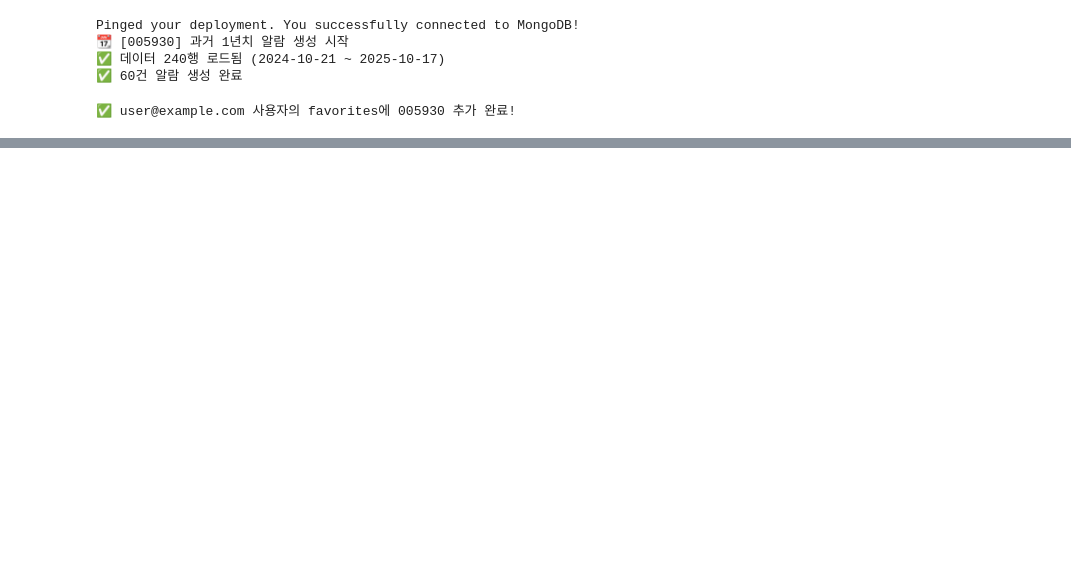
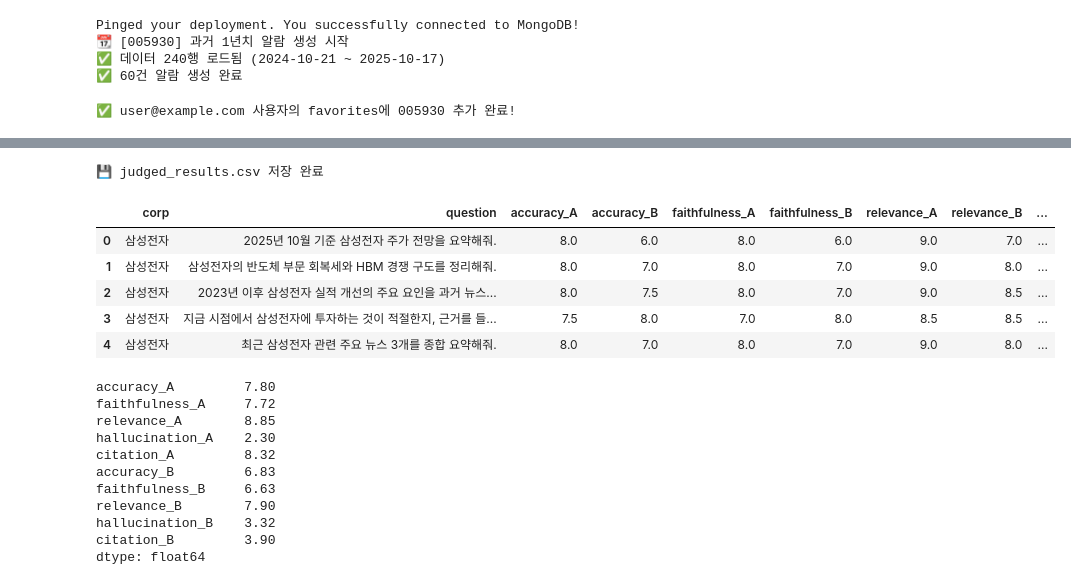
Before and after one commit to BALLFiN/BALLFiN-BE, a Jupyter notebook: function_test.ipynb, the cells around one changed output, grey strips where cells are left out. Drawn from its saved outputs; the diff is of its cells as text; code cells hidden in the pictures; blank space fills up the shorter version.

Commit message:
chat : corp report rag

```diff
--- a/function_test.ipynb
+++ b/function_test.ipynb
@@ -25,0 +348,22 @@ else:
+# %%
+judged = []
+
+async def run_judge(sample_n=None):
+    for i, row in df.iterrows():
+        if sample_n and i >= sample_n:
+            break
+
+        q = row["question"]
+        a = row["ballfin_answer"]
+        b = row["gpt_answer"]
+
+        print(f"\n📊 [{i+1}] {row['corp']} - {q[:30]}...")
+        score = await judge_llm(q, a, b)
+        judged.append({
+            "corp": row["corp"],
+            "question": q,
+            **score
+        })
+        time.sleep(1)  # API rate-limit 방지
+
+await run_judge()
@@ -25,0 +419,34 @@ else:
+# %%
+df_judged = flatten_scores(judged)
+df_judged.to_csv("judged_results.csv", index=False, encoding="utf-8-sig")
+
+print("💾 judged_results.csv 저장 완료")
+display(df_judged.head())
+
+# 🔹 A/B 평균 점수 계산
+metrics = ["accuracy", "faithfulness", "relevance", "hallucination", "citation"]
+summary = (
+    df_judged[[f"{m}_A" for m in metrics] + [f"{m}_B" for m in metrics]]
+    .mean()
+    .round(2)
+)
+summary
+# %% [output]
+💾 judged_results.csv 저장 완료
+|  | corp | question | accuracy_A | accuracy_B | faithfulness_A | faithfulness_B | relevance_A | relevance_B | ... |
+| 0 | 삼성전자 | 2025년 10월 기준 삼성전자 주가 전망을 요약해줘. | 8.0 | 6.0 | 8.0 | 6.0 | 9.0 | 7.0 | ... |
+| 1 | 삼성전자 | 삼성전자의 반도체 부문 회복세와 HBM 경쟁 구도를 정리해줘. | 8.0 | 7.0 | 8.0 | 7.0 | 9.0 | 8.0 | ... |
+| 2 | 삼성전자 | 2023년 이후 삼성전자 실적 개선의 주요 요인을 과거 뉴스... | 8.0 | 7.5 | 8.0 | 7.0 | 9.0 | 8.5 | ... |
+| 3 | 삼성전자 | 지금 시점에서 삼성전자에 투자하는 것이 적절한지, 근거를 들... | 7.5 | 8.0 | 7.0 | 8.0 | 8.5 | 8.5 | ... |
+| 4 | 삼성전자 | 최근 삼성전자 관련 주요 뉴스 3개를 종합 요약해줘. | 8.0 | 7.0 | 8.0 | 7.0 | 9.0 | 8.0 | ... |
+accuracy_A         7.80
+faithfulness_A     7.72
+relevance_A        8.85
+hallucination_A    2.30
+citation_A         8.32
+accuracy_B         6.83
+faithfulness_B     6.63
+relevance_B        7.90
+hallucination_B    3.32
+citation_B         3.90
+dtype: float64
```
Also changed, not shown: parts of 13 cells of this notebook, 2 other files.
